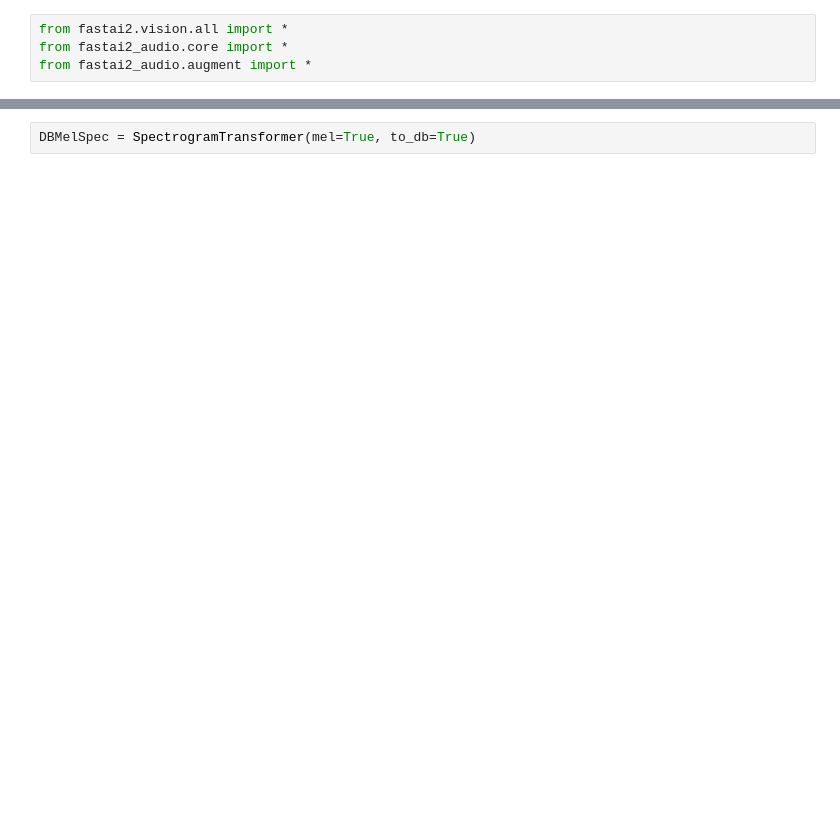
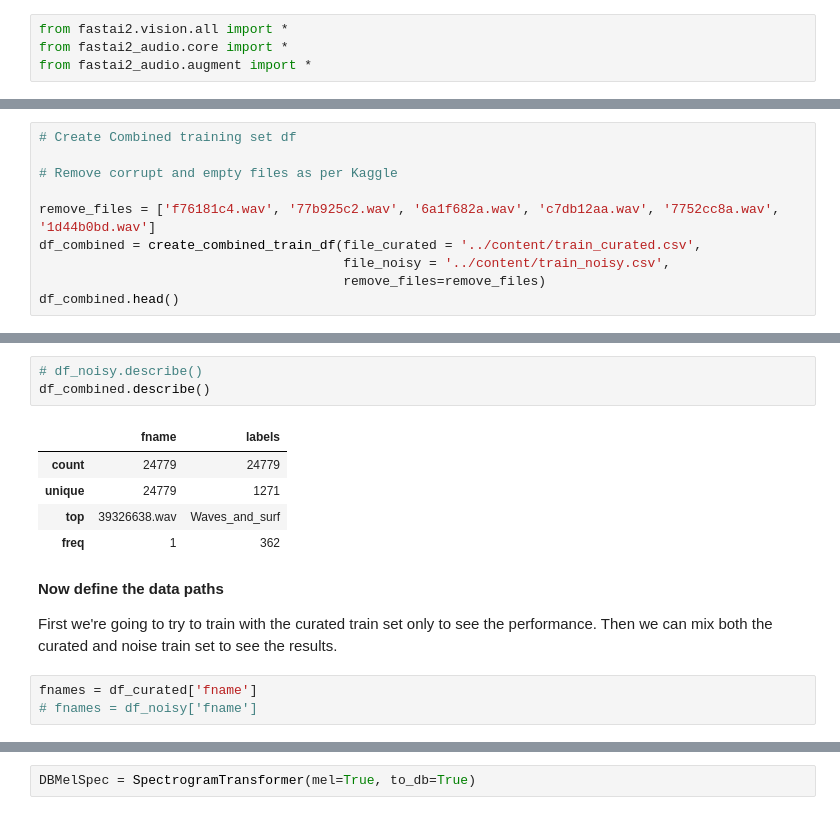
Before and after one commit to cltweedie/audio-app-mf-ct, a Jupyter notebook: model_colab_training.ipynb, the cells around one changed output, grey strips where cells are left out. Cells and saved outputs as stored; diff of their text form; blank space fills up the shorter version.

```diff
--- a/model_colab_training.ipynb
+++ b/model_colab_training.ipynb
@@ -114,0 +219,10 @@ fnames = get_files(data_folder, extensions=audio_extensions)
+# %%
+# Create Combined training set df
+
+# Remove corrupt and empty files as per Kaggle
+
+remove_files = ['f76181c4.wav', '77b925c2.wav', '6a1f682a.wav', 'c7db12aa.wav', '7752cc8a.wav', '1d44b0bd.wav']
+df_combined = create_combined_train_df(file_curated = '../content/train_curated.csv',
+                                       file_noisy = '../content/train_noisy.csv',
+                                       remove_files=remove_files)
+df_combined.head()
@@ -115,3 +244,19 @@ fnames = get_files(data_folder, extensions=audio_extensions)
+# %%
+# df_noisy.describe()
+df_combined.describe()
+# %% [output]
+|  | fname | labels |
+| count | 24779 | 24779 |
+| unique | 24779 | 1271 |
+| top | 39326638.wav | Waves_and_surf |
+| freq | 1 | 362 |
+# %% [markdown]
+**Now define the data paths**
+
+First we're going to try to train with the curated train set only to see the performance. Then we can mix both the curated and noise train set to see the results.
+# %%
+fnames = df_curated['fname']
+# fnames = df_noisy['fname']
 # %%
 fnames[:5]
 # %% [output]
```
Also changed, not shown: parts of 152 cells of this notebook.
